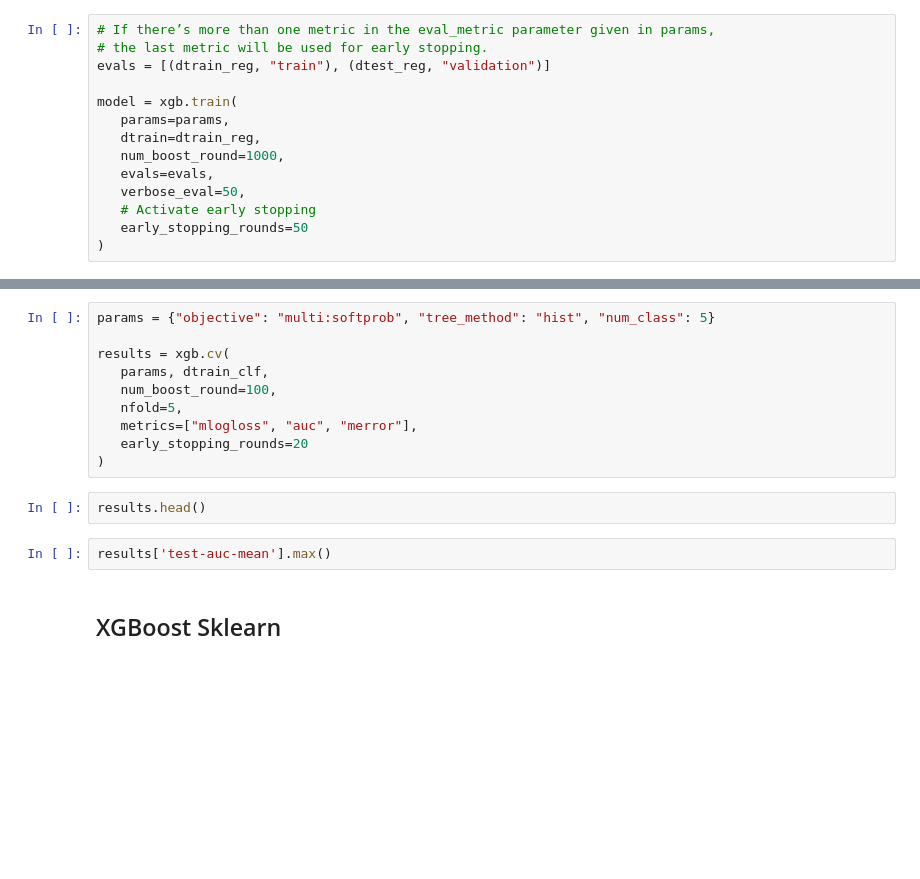
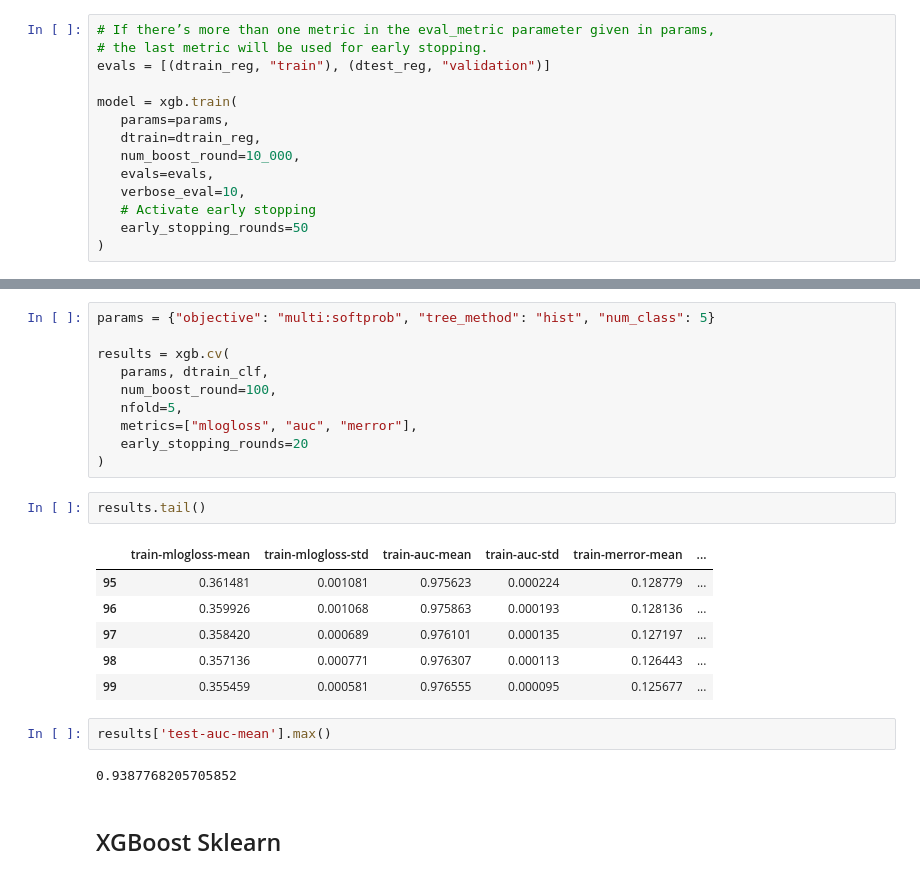
Before and after one commit to icta-tecaji/python-machine-learning-public, a Jupyter notebook: 06_Ensemble_Learning/03_XGBoost_CLEAN.ipynb, the cells around one changed output, grey strips where cells are left out. Saved outputs shown, nothing was run; the diff lists cells and outputs as text; blank space fills up the shorter version.

```diff
--- a/06_Ensemble_Learning/03_XGBoost_CLEAN.ipynb
+++ b/06_Ensemble_Learning/03_XGBoost_CLEAN.ipynb
@@ -89,9 +180,9 @@ evals = [(dtrain_reg, "train"), (dtest_reg, "validation")]
 model = xgb.train(
    params=params,
    dtrain=dtrain_reg,
-   num_boost_round=1000,
+   num_boost_round=10_000,
    evals=evals,
-   verbose_eval=50,
+   verbose_eval=10,
    # Activate early stopping
    early_stopping_rounds=50
 )
@@ -144,9 +264,18 @@ results = xgb.cv(
    early_stopping_rounds=20
 )
 # %%
-results.head()
+results.tail()
+# %% [output]
+|  | train-mlogloss-mean | train-mlogloss-std | train-auc-mean | train-auc-std | train-merror-mean | ... |
+| 95 | 0.361481 | 0.001081 | 0.975623 | 0.000224 | 0.128779 | ... |
+| 96 | 0.359926 | 0.001068 | 0.975863 | 0.000193 | 0.128136 | ... |
+| 97 | 0.358420 | 0.000689 | 0.976101 | 0.000135 | 0.127197 | ... |
+| 98 | 0.357136 | 0.000771 | 0.976307 | 0.000113 | 0.126443 | ... |
+| 99 | 0.355459 | 0.000581 | 0.976555 | 0.000095 | 0.125677 | ... |
 # %%
 results['test-auc-mean'].max()
+# %% [output]
+0.9387768205705852
 # %% [markdown]
 ## XGBoost Sklearn
 # %%
```
Also changed, not shown: parts of 18 cells of this notebook, 1 other file.
